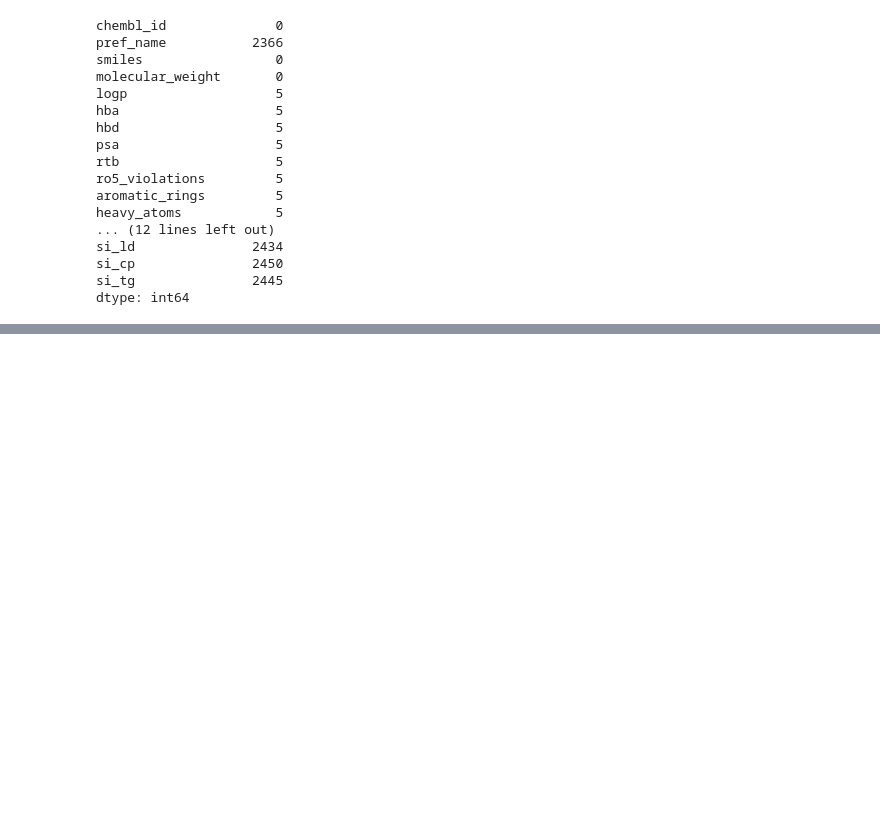
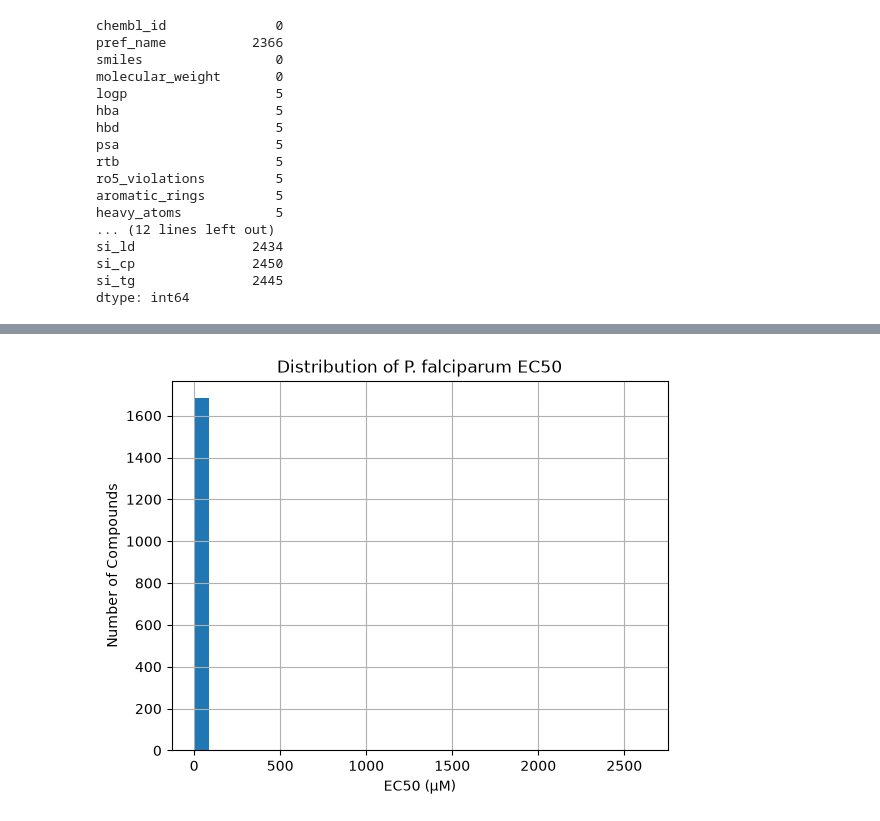
Before and after one commit to claudiagzv/csc1171-project, a Jupyter notebook: initial_data_exploration.ipynb, the cells around one changed output, grey strips where cells are left out. Cells and saved outputs as stored; diff of their text form; code cells hidden in the pictures; blank space fills up the shorter version.

```diff
--- a/initial_data_exploration.ipynb
+++ b/initial_data_exploration.ipynb
@@ -100,0 +202,9 @@ dtype: int64
+# %%
+mmv["pf_ec50_uM"].hist(bins=30)
+
+plt.title("Distribution of P. falciparum EC50")
+plt.xlabel("EC50 (µM)")
+plt.ylabel("Number of Compounds")
+plt.show()
+# %% [output]
+[figure, added]
```
Also changed, not shown: parts of 15 cells of this notebook.
